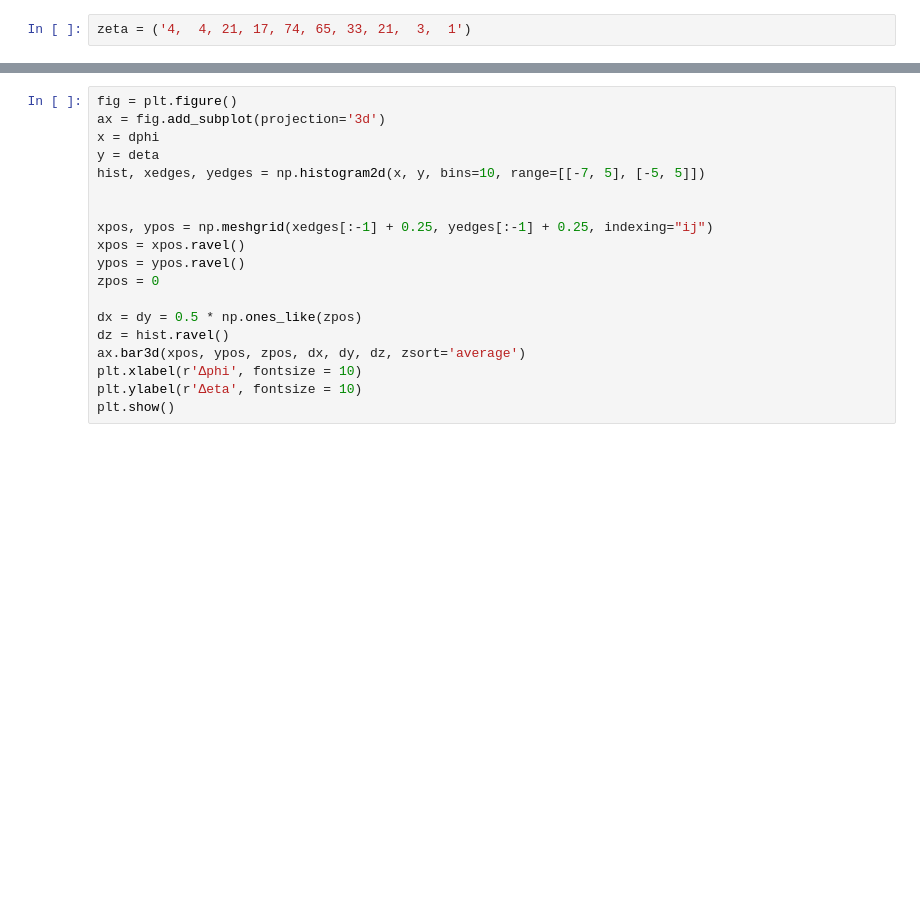
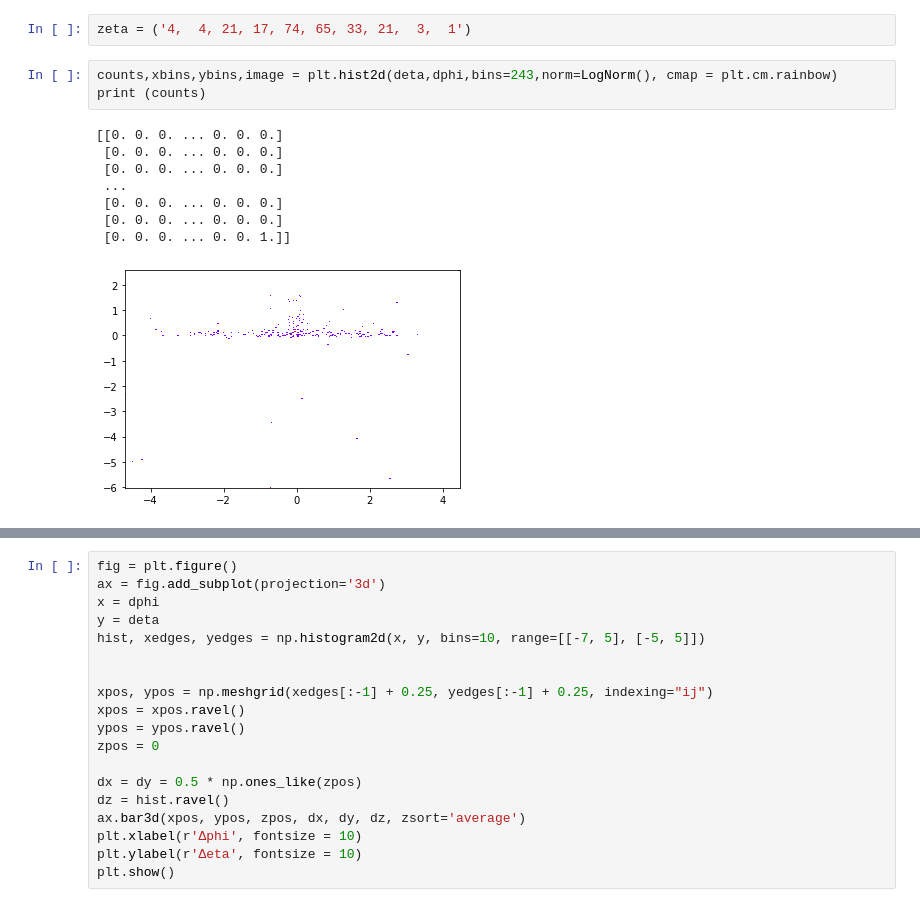
Before and after one commit to HarryWang0619/CIS_May_FinalProject, a Jupyter notebook: Zihao(test).ipynb, the cells around one changed output, grey strips where cells are left out. Drawn from its saved outputs; the diff is of its cells as text; blank space fills up the shorter version.

```diff
--- a/Zihao(test).ipynb
+++ b/Zihao(test).ipynb
@@ -68,2 +98,14 @@ print (counts, bins, bars2)
 # %%
 zeta = ('4,  4, 21, 17, 74, 65, 33, 21,  3,  1')
+# %%
+counts,xbins,ybins,image = plt.hist2d(deta,dphi,bins=243,norm=LogNorm(), cmap = plt.cm.rainbow)
+print (counts)
+# %% [output]
+[[0. 0. 0. ... 0. 0. 0.]
+ [0. 0. 0. ... 0. 0. 0.]
+ [0. 0. 0. ... 0. 0. 0.]
+ ...
+ [0. 0. 0. ... 0. 0. 0.]
+ [0. 0. 0. ... 0. 0. 0.]
+ [0. 0. 0. ... 0. 0. 1.]]
+[figure, added]
```
Also changed, not shown: parts of 10 cells of this notebook.
